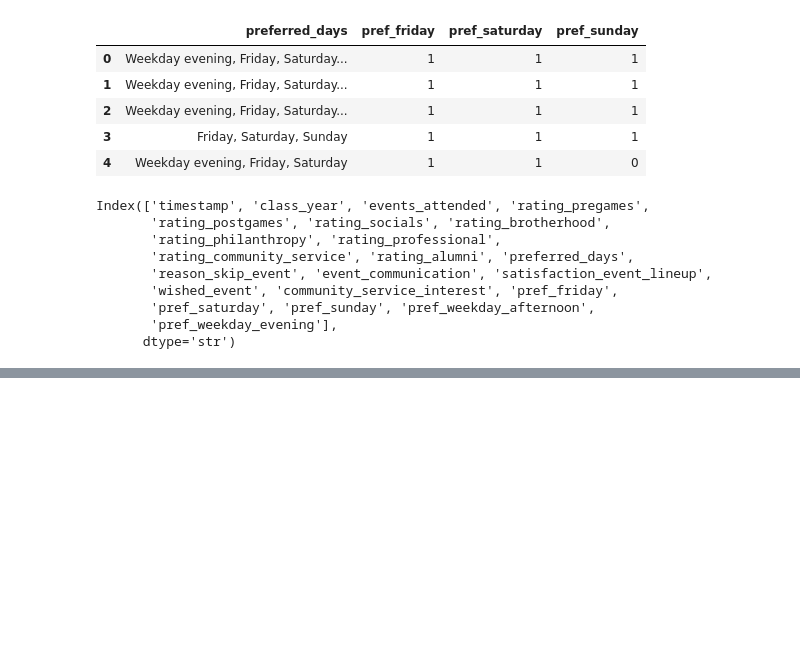
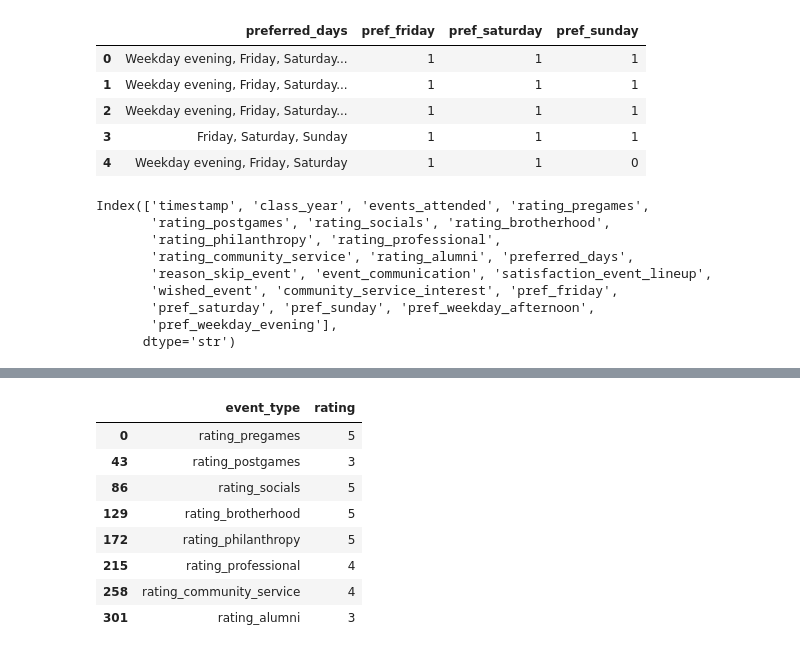
Before and after one commit to KevinWehrle/fiji-event-engagement-analytics, a Jupyter notebook: notebooks/eda.ipynb, the cells around one changed output, grey strips where cells are left out. Saved outputs shown, nothing was run; the diff lists cells and outputs as text; code cells hidden in the pictures; blank space fills up the shorter version.

```diff
--- a/notebooks/eda.ipynb
+++ b/notebooks/eda.ipynb
@@ -184,0 +280,13 @@ Index(['timestamp', 'class_year', 'events_attended', 'rating_pregames',
+# %%
+# see first response's ratings for all 8 event types
+df_long[df_long['timestamp'] == df['timestamp'].iloc[0]][['event_type', 'rating']]
+# %% [output]
+|  | event_type | rating |
+| 0 | rating_pregames | 5 |
+| 43 | rating_postgames | 3 |
+| 86 | rating_socials | 5 |
+| 129 | rating_brotherhood | 5 |
+| 172 | rating_philanthropy | 5 |
+| 215 | rating_professional | 4 |
+| 258 | rating_community_service | 4 |
+| 301 | rating_alumni | 3 |
```
Also changed, not shown: parts of 8 cells of this notebook.
